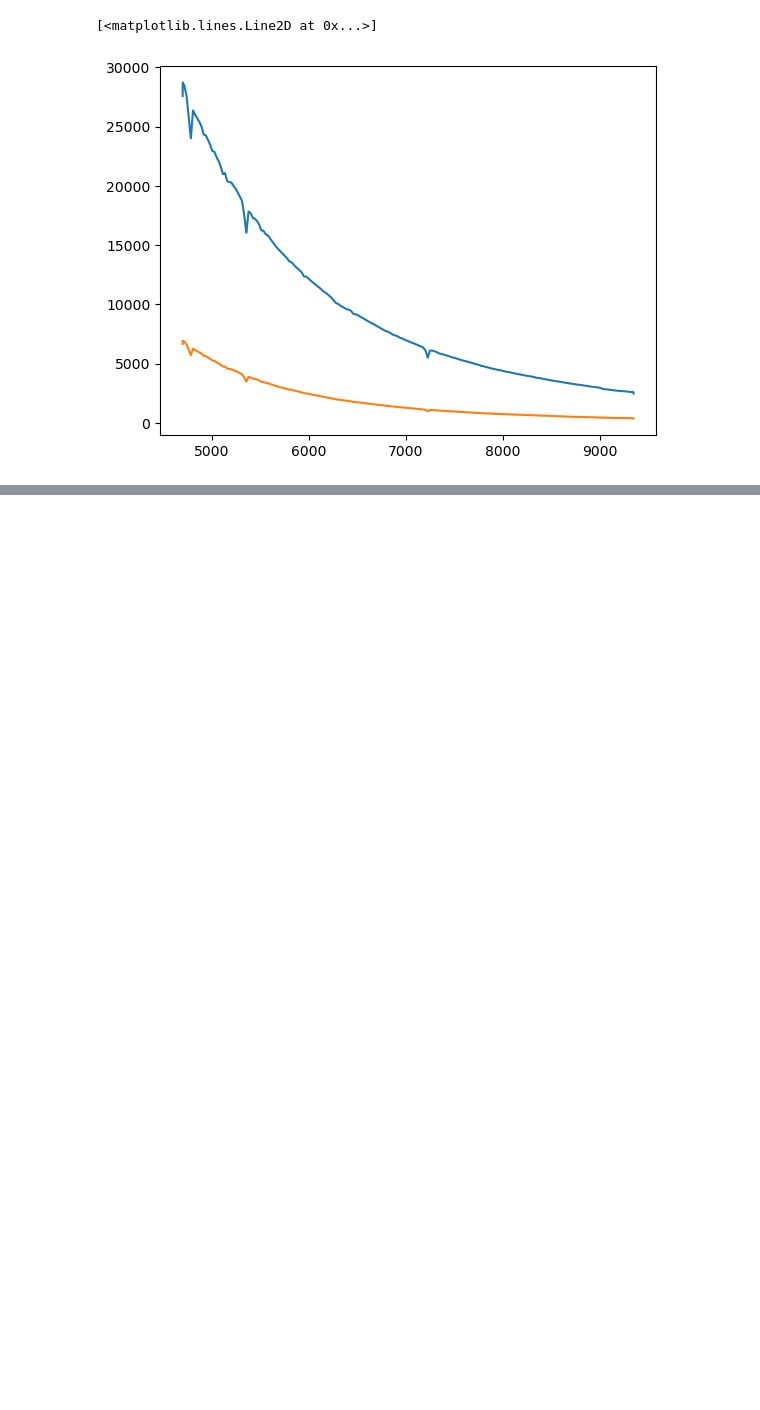
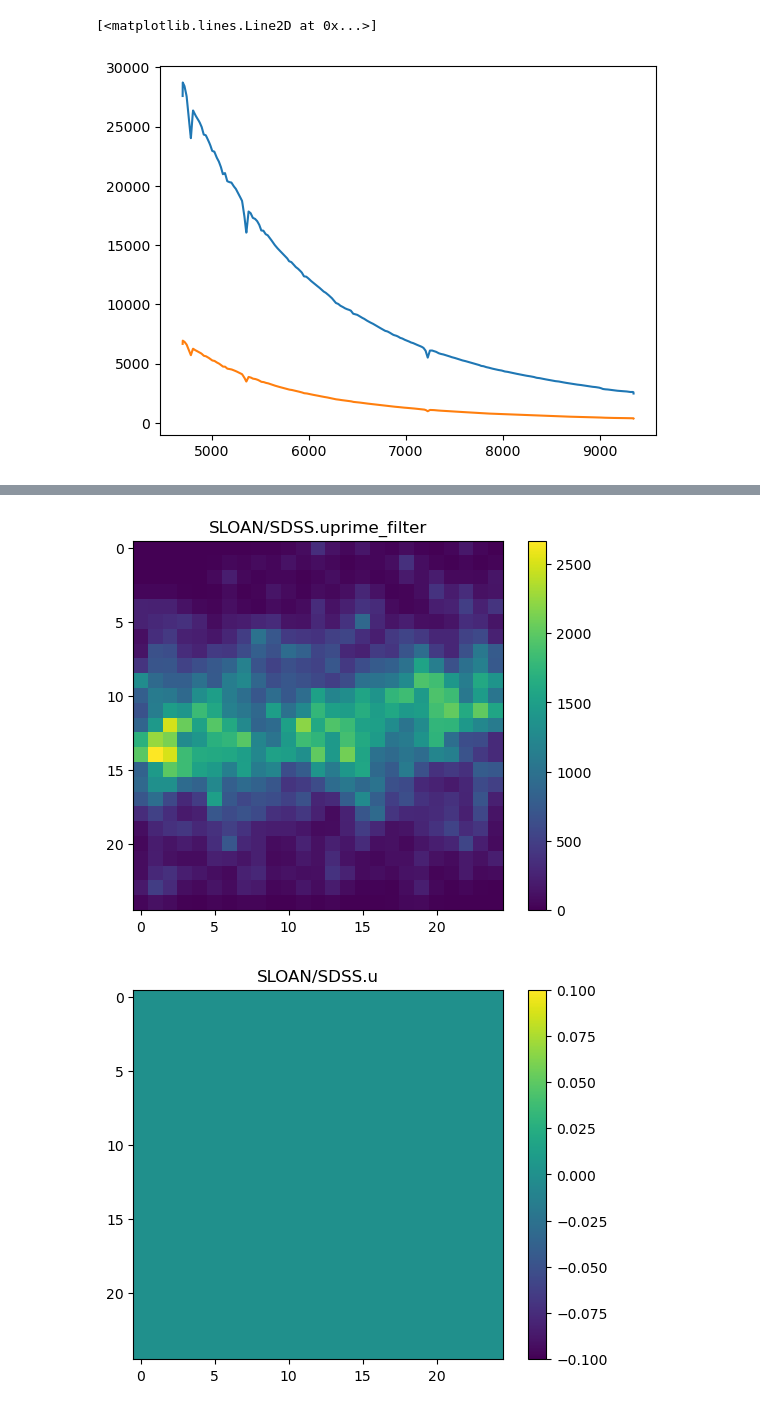
Before and after one commit to ufuk-cakir/rubix, a Jupyter notebook: notebooks/dust_extinction.ipynb, the cells around one changed output, grey strips where cells are left out. Drawn from its saved outputs; the diff is of its cells as text; code cells hidden in the pictures; blank space fills up the shorter version.

Commit message:
now with some example notebook.

```diff
--- a/notebooks/dust_extinction.ipynb
+++ b/notebooks/dust_extinction.ipynb
@@ -248,6 +249,0 @@ rubixdata = pipe.run()
-# %%
-# NBVAL_SKIP
-ILLUSTRIS_API_KEY="c0112e1fa11489ef0e6164480643d1c8"
-
-import os
-os.environ["SPS_HOME"] = '/Users/buck/Documents/Nexus/codes/fsps'
@@ -313,8 +320,6 @@ config = {
         },
         "dust": {
             "extinction_model": "Cardelli89", #"Gordon23",
-            "dust_to_gas_ratio": 0.01, # need to check Remyer's paper
-            "dust_to_metals_ratio": 0.4, # do we need this ratio if we set the dust_to_gas_ratio?
             "dust_to_gas_model": "broken power law fit", # from Remyer's paper see their Table 1
             "Xco": "Z", # from Remyer's paper, see their Table 1
             "dust_grain_density": 3.0, # #check this value, reverse engeneered from Ibarrra-Medel 2018
@@ -422,20 +370,0 @@ spaxel_area = 1.0
-# %%
-#NBVAL_SKIP
-# plot the intrinsic and extinguished fluxes
-fig, ax = plt.subplots()
-
-ax.plot(wavelengths, flux, label='Intrinsic')
-for i in range(3):
-    ax.plot(wavelengths, extincted_ssp_template_fluxes[i], label='Extinguished')
-
-ax.set_xlabel(r'$\lambda$ [$\AA$]')
-ax.set_ylabel('$Flux$')
-
-ax.set_xscale('log')
-ax.xaxis.set_major_formatter(ScalarFormatter())
-ax.set_yscale('log')
-
-ax.set_title('Example extinguishing a blackbody')
-
-ax.legend(loc='best')
-plt.tight_layout()
@@ -573,0 +376,16 @@ gas positions: [0.  0.  0.  0.  0.  2.5]
+# %%
+# load all fliter curves for SLOAN
+curves = load_filter("SLOAN")
+# %%
+# NBVAL_SKIP
+wave = pipe.telescope.wave_seq
+filters,images = curves.apply_filter_curves(rubixdata_dust.stars.datacube, wave).values()
+
+for i,name in zip(images, filters):
+    plt.figure()
+    plt.imshow(i)
+    plt.colorbar()
+    plt.title(name)
+# %% [output]
+[figure, added]
+[figure, added]
```
Also changed, not shown: parts of 32 cells of this notebook.
